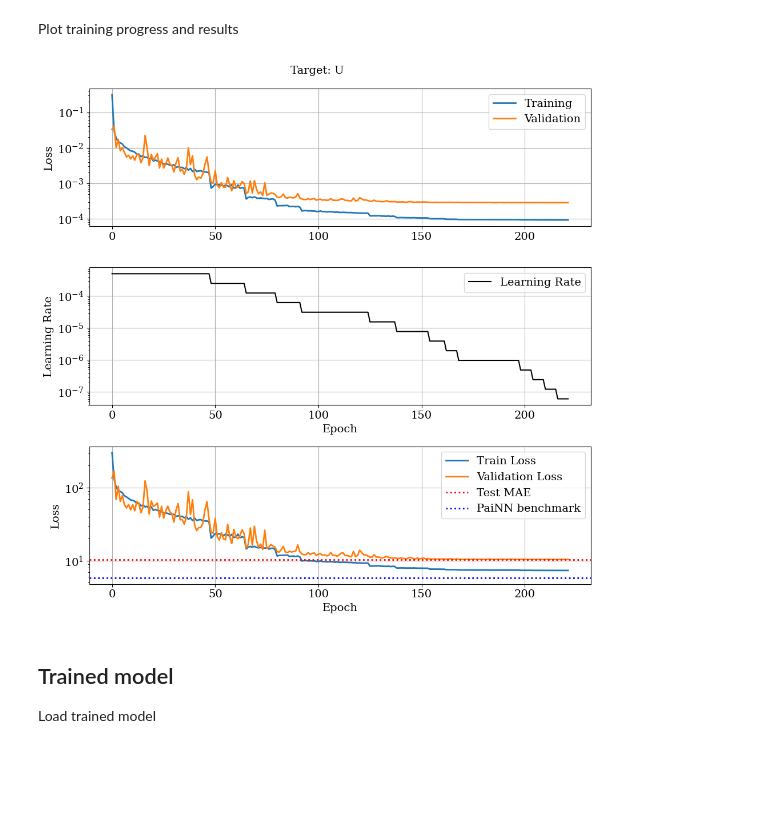
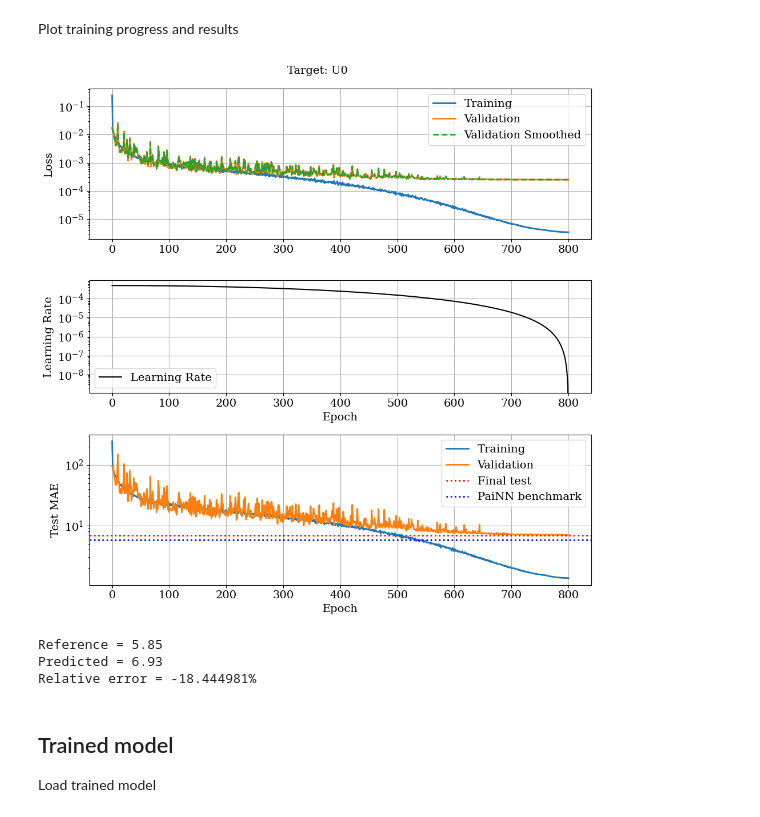
Before and after one commit to MarkusTHolm/DeepLearning_PAINN, a Jupyter notebook: examples/dataplotter.ipynb, the cells around one changed output. Saved outputs shown, nothing was run; the diff lists cells and outputs as text; code cells hidden in the pictures; blank space fills up the shorter version.

```diff
--- a/examples/dataplotter.ipynb
+++ b/examples/dataplotter.ipynb
@@ -51,11 +51,14 @@ def load_all_results(parameter, values, relative_path):
                         res_all[f"{parameter}_{val}"] = res
     return res_all
 
-relative_path = 'runs/train/2024-11-22'
-parameter = 'target'
-values = [6, 7, 8, 9]
+relative_path = 'runs/train/2024-11-26'
+target=7
+parameter = 'tMax'
+values = [200, 400, 600, 800, 1000]
+# parameter = 'target'
+# values = [6, 7, 8, 9]
 res_all = load_all_results(parameter, values, relative_path)
 
 print(res_all.keys())
-res_all['target_6'].keys()
+res_all['tMax_200'].keys()
 # %% [output]
@@ -86,11 +95,11 @@ df.fillna('-', inplace=False)
 # %% [markdown]
 Plot training progress and results
 # %%
-fig, (ax1, ax2, ax3) = plt.subplots(3, 1, figsize=(10, 10), height_ratios=[1, 1.0, 1])
+fig, (ax1, ax2, ax3) = plt.subplots(3, 1, figsize=(10, 10), height_ratios=[1, 0.75, 1])
 
 define_plot_settings(14)
 
-def plot_training_progress(data):
+def plot_training_progress(data, target_name):
     lw = 2.0
     # Plot primary y-axis (losses) on the first subplot
     ax1.semilogy(data['epoch'], data['train_loss'],'-', lw=lw, label='Training')
@@ -98,41 +107,50 @@ def plot_training_progress(data):
     try:
         ax1.semilogy(data['epoch'], data['val_loss_smoothed'],'--', lw=lw, label='Validation Smoothed')
     except:
         pass
     # ax1.set_xlabel('Epoch')
     ax1.set_ylabel('Loss')
     ax1.legend(loc='upper right')  # Legend for the first y-axis
     ax1.grid(True)
 
     # Plot secondary y-axis (learning rate) on the second subplot
     ax2.semilogy(data['epoch'], data['lr'], 'k-', label='Learning Rate')
     ax2.set_xlabel('Epoch')
     ax2.set_ylabel('Learning Rate', color='k')
     ax2.tick_params(axis='y', labelcolor='k')
-    ax2.legend(loc='upper right')  # Combine legends
+    ax2.legend(loc='lower left')  # Combine legends
     ax2.grid(True)
 
-    target_name = target_names[data['target']]
+    # target_name = target_names[data['target']]
     plt.suptitle(f"Target: {target_name}")
     fig.tight_layout()
 
     # Plot primary y-axis (losses) on the first subplot
-    ax3.semilogy(data['epoch'], data['train_MAE'],'-', lw=lw, label='Train Loss')
-    ax3.semilogy(data['epoch'], data['val_MAE'],'-', lw=lw, label='Validation Loss')
+    ax3.semilogy(data['epoch'], data['train_MAE'],'-', lw=lw, label='Training')
+    ax3.semilogy(data['epoch'], data['val_MAE'],'-', lw=lw, label='Validation')
     ax3.set_xlabel('Epoch')
-    ax3.set_ylabel('Loss')
+    ax3.set_ylabel('Test MAE')
         # Plot test MAE as a horizontal line
     test_mae = data['test_MAE'][0]  # Convert tensor to a scalar
-    ax3.axhline(y=test_mae, color='r', linestyle=':', lw=lw, label='Test MAE')
+    ax3.axhline(y=test_mae, color='r', linestyle=':', lw=lw, label='Final test')
     ax3.axhline(y=df[target_name]['Reference'], color='b', linestyle=':', lw=lw, label='PaiNN benchmark')
     ax3.legend(loc='upper right')  # Update legend to include Test MAE
     ax3.grid(True)
     fig.tight_layout()
     plt.show()
 
-plot_training_progress(res_all['target_8'])
+    rel_err = (df[target_name]['Reference'] - test_mae)/df[target_name]['Reference']
+    print(f"Reference = {df[target_name]['Reference']:1.2f}")
+    print(f"Predicted = {test_mae:1.2f}")
+    print(f"Relative error = {rel_err:%}")
+
+# print(f"{target=}")
+plot_training_progress(res_all['tMax_800'], target_names[target])
 # %% [output]
-[figure, old version]
+[figure, new version]
+Reference = 5.85
+Predicted = 6.93
+Relative error = -18.444981%
 # %% [markdown]
 ## Trained model
 
```
Also changed, not shown: parts of 8 cells of this notebook, 5 other files.
